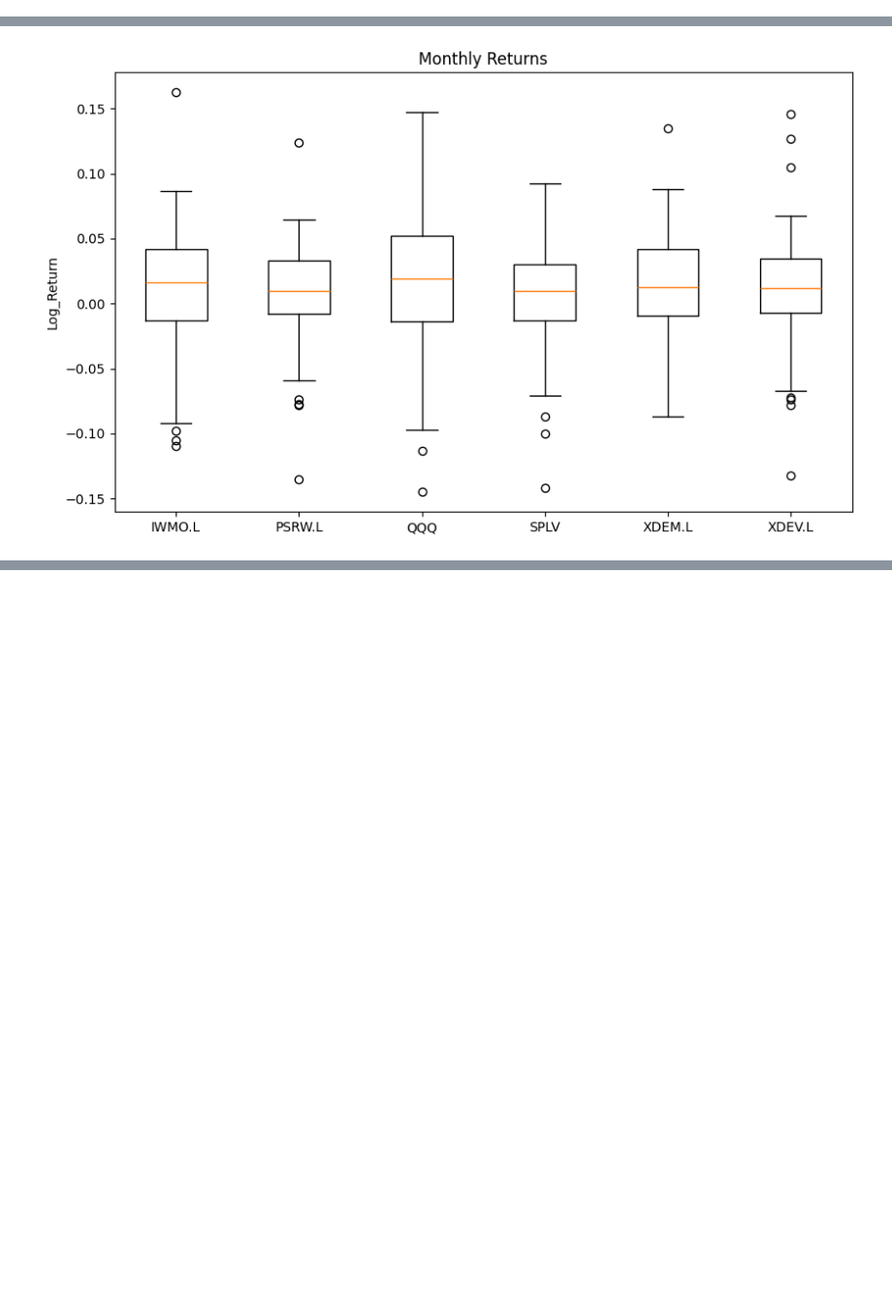
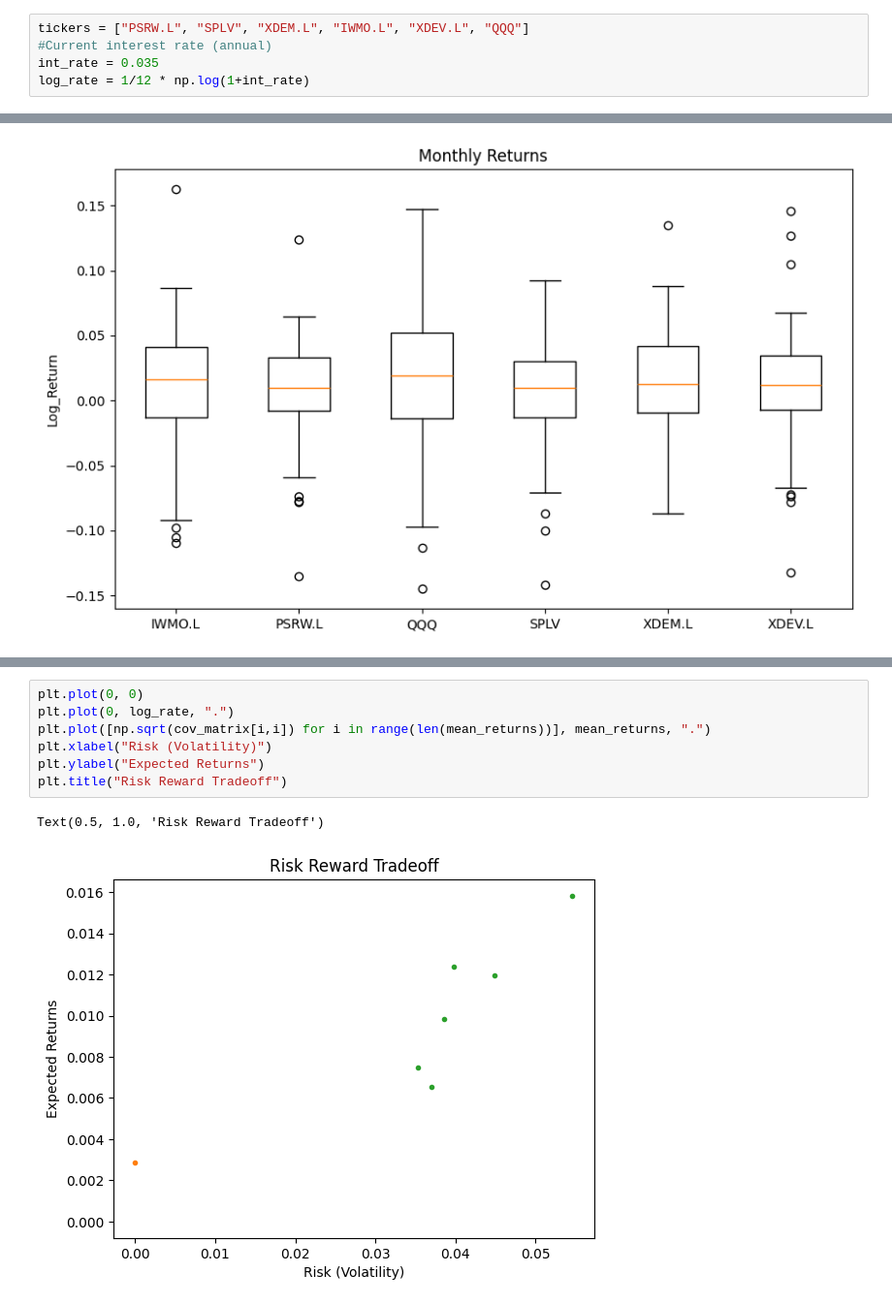
Before and after one commit to D-Malhotra/Portfolio-Theory, a Jupyter notebook: EffFront.ipynb, the cells around one changed output, grey strips where cells are left out. Shown at 97% size. Cells and saved outputs as stored; diff of their text form; blank space fills up the shorter version.

```diff
--- a/EffFront.ipynb
+++ b/EffFront.ipynb
@@ -3,4 +3,9 @@ import matplotlib.pyplot as plt
 import numpy as np
 import yfinance as yf
 import pandas as pd
+# %%
+tickers = ["PSRW.L", "SPLV", "XDEM.L", "IWMO.L", "XDEV.L", "QQQ"]
+#Current interest rate (annual)
+int_rate = 0.035
+log_rate = 1/12 * np.log(1+int_rate)
 # %%
@@ -49,0 +75,10 @@ for row in cov_matrix:
+# %%
+plt.plot(0, 0)
+plt.plot(0, log_rate, ".")
+plt.plot([np.sqrt(cov_matrix[i,i]) for i in range(len(mean_returns))], mean_returns, ".")
+plt.xlabel("Risk (Volatility)")
+plt.ylabel("Expected Returns")
+plt.title("Risk Reward Tradeoff")
+# %% [output]
+Text(0.5, 1.0, 'Risk Reward Tradeoff')
+[figure, added]
```
Also changed, not shown: parts of 7 cells of this notebook.
